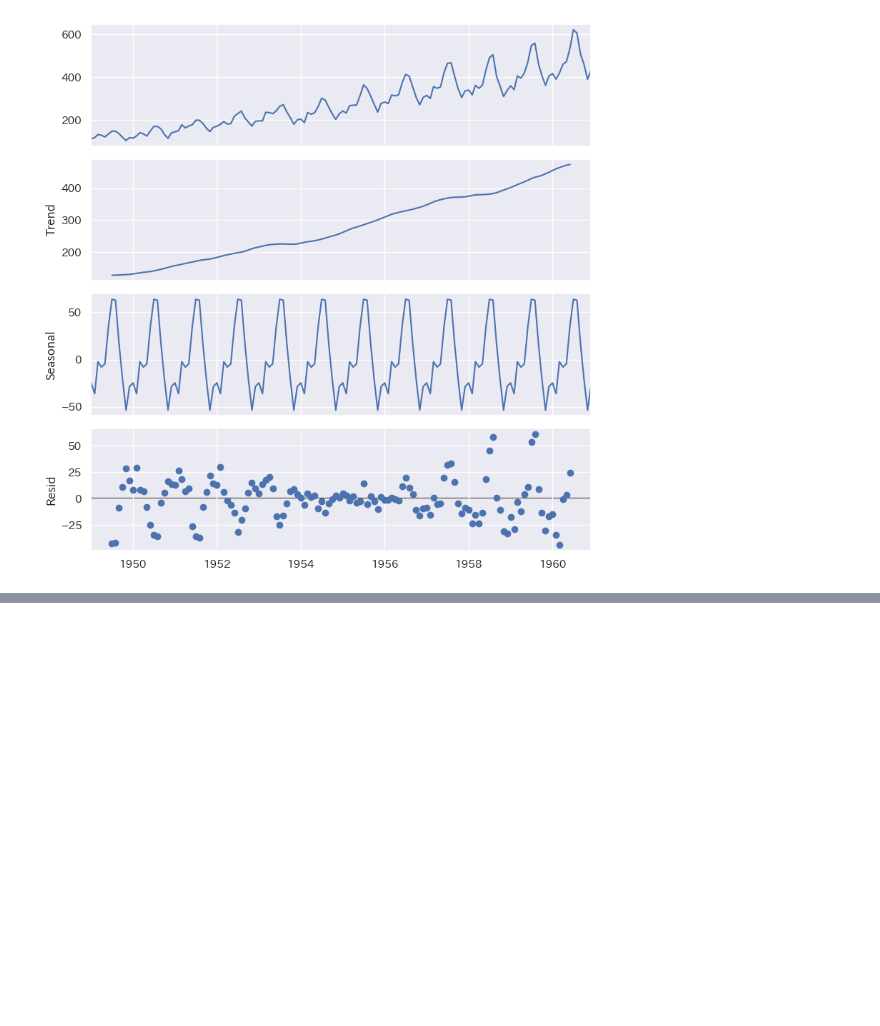
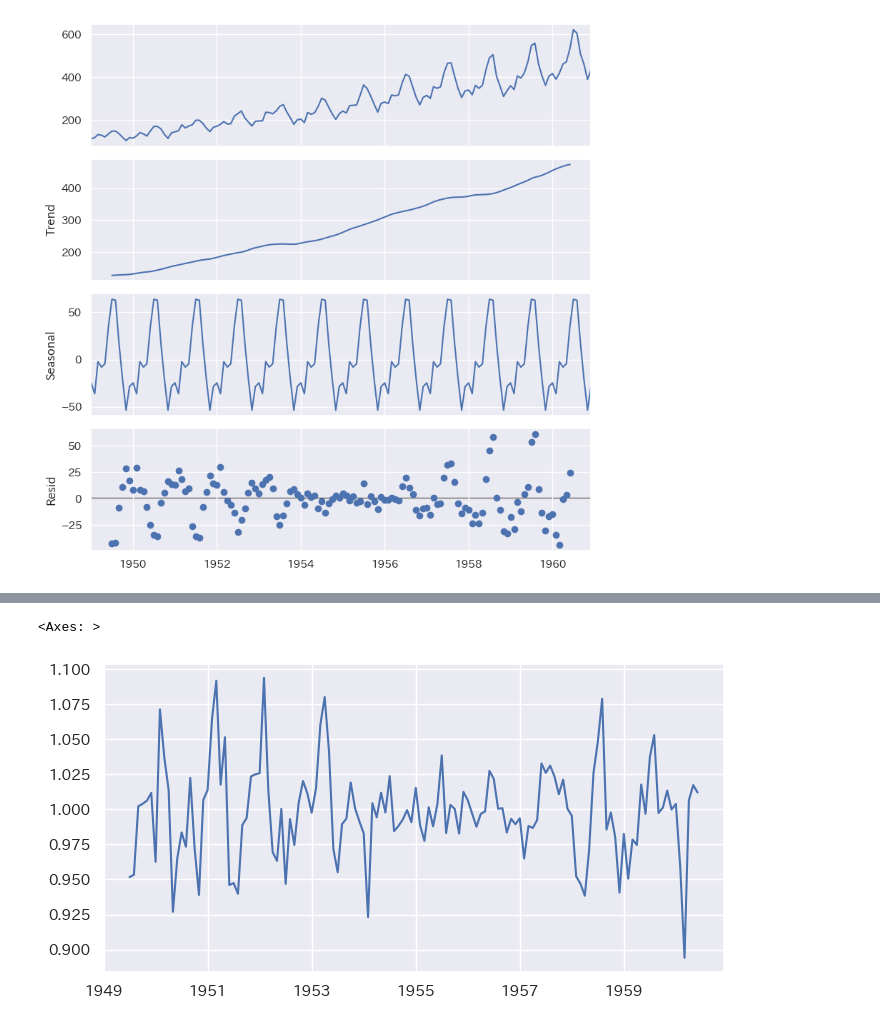
Before and after one commit to maton369/Python_Time_Series_Intro, a Jupyter notebook: 3-2-季節調整とトレンド除去.ipynb, the cells around one changed output, grey strips where cells are left out. Cells and saved outputs as stored; diff of their text form; code cells hidden in the pictures; blank space fills up the shorter version.

```diff
--- a/3-2-季節調整とトレンド除去.ipynb
+++ b/3-2-季節調整とトレンド除去.ipynb
@@ -435,0 +546,25 @@ rcParams["figure.figsize"] = 8, 4
+# %%
+# ==========================================================
+# 乗法型モデルにおける残差（不規則変動）系列の算出と可視化
+# ==========================================================
+# 乗法型分解モデルの基本式：
+#     y_t = T_t × S_t × C_t
+#
+# ここで：
+#   y_t：観測値（元の時系列）
+#   T_t：トレンド成分
+#   S_t：季節成分
+#   C_t：不規則成分（resid）
+#
+# よって、不規則成分は以下で求められる：
+#     C_t = y_t / (T_t × S_t)
+#
+# この操作により、トレンドや季節変動を取り除いた
+# ランダムなゆらぎ（誤差）のみが残る。
+# ==========================================================
+
+resid_mul = air_passengers["value"] / trend / seasonal_mul
+resid_mul.plot()
+# %% [output]
+<Axes: >
+[figure, added]
```
Also changed, not shown: parts of 6 cells of this notebook.
